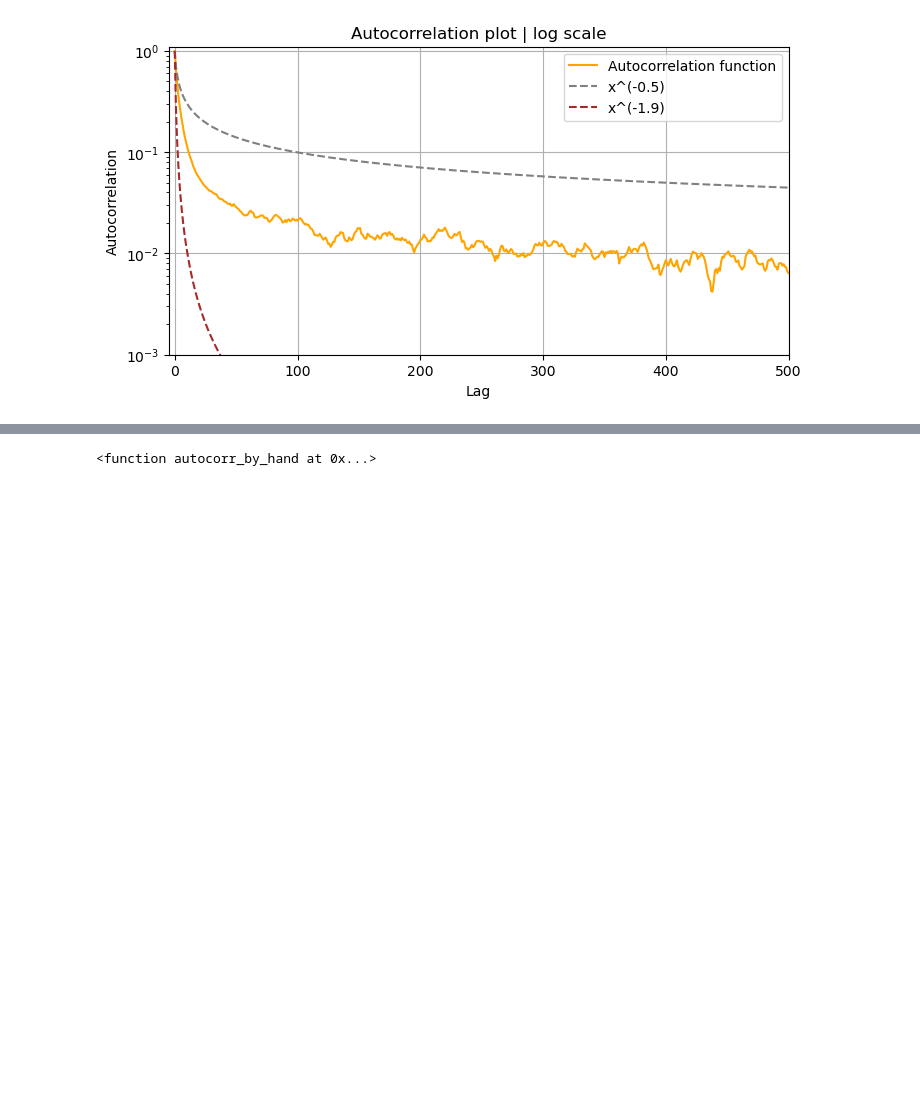
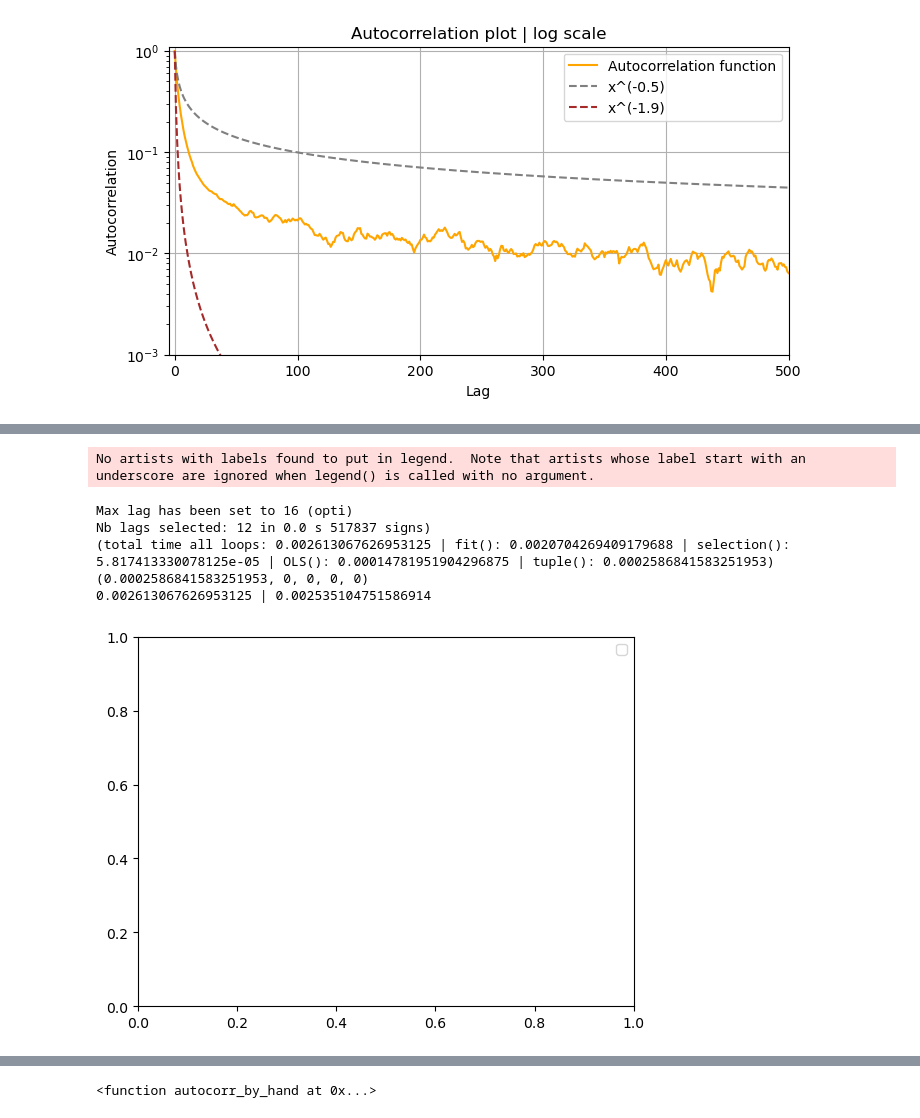
Before and after one commit to MartinGangand/tradeflow, a Jupyter notebook: trade_flow_modelling/src/data_analysis.ipynb, the cells around one changed output, grey strips where cells are left out. Drawn from its saved outputs; the diff is of its cells as text; code cells hidden in the pictures; blank space fills up the shorter version.

Commit message:
Start to optimise the selection of the number of lags

```diff
--- a/trade_flow_modelling/src/data_analysis.ipynb
+++ b/trade_flow_modelling/src/data_analysis.ipynb
@@ -199,4 +145,5 @@ print(s, e2-s2)
 # %%
-signs = sign_extractor.retrieve_signs("BTCUSDT", "2023-10-15", "2023-10-15")
+signs = sign_extractor.retrieve_signs("APTUSDT", "2023-11-01", "2023-11-03")
+# signs = sign_extractor.retrieve_signs("BTCUSDT", "2023-10-14", "2023-10-14")
 print(len(signs))
 # %% [output]
@@ -280,0 +161,33 @@ True
+# %%
+# Improve ar_select_order_opti
+
+from modelisation.time_series_models import autoregressive_model
+importlib.reload(autoregressive_model)
+import bis
+importlib.reload(bis)
+from modelisation.regression import linear_models
+importlib.reload(linear_models)
+
+# signs = sign_extractor.retrieve_signs("BTCUSDT", f"2023-10-14", f"2023-10-14")
+ar_model = autoregressive_model.AutoregressiveModel(signs[:300], nb_lags=None)
+
+s = time.time()
+nb_lags, times_opti = ar_model.select_model_nb_lags("opti")
+e = time.time()
+print(f"Nb lags selected: {nb_lags} in {round(e - s, 2)} s {len(signs)} signs)")
+print(f"(total time all loops: {sum(times_opti[0])} | fit(): {sum(times_opti[1])} | selection(): {sum(times_opti[2])} | OLS(): {sum(times_opti[3])} | tuple(): {sum(times_opti[4])})")
+print(f"{sum(times_opti[4]), sum(times_opti[5]), sum(times_opti[6]), sum(times_opti[7]), sum(times_opti[8])}")
+print(f"{sum(times_opti[0])} | {sum(times_opti[1]) + sum(times_opti[2]) + sum(times_opti[3]) + sum(times_opti[4])}")
+# plt.plot(times_opti[0], color="orange", label="opti")
+# plt.plot(times_opti[1], color="grey", linestyle="--", label="opti (only fit)")
+
+# plt.legend()
+# plt.show()
+# %% [output]
+No artists with labels found to put in legend.  Note that artists whose label start with an underscore are ignored when legend() is called with no argument.
+Max lag has been set to 16 (opti)
+Nb lags selected: 12 in 0.0 s 517837 signs)
+(total time all loops: 0.002613067626953125 | fit(): 0.0020704269409179688 | selection(): 5.817413330078125e-05 | OLS(): 0.00014781951904296875 | tuple(): 0.0002586841583251953)
+(0.0002586841583251953, 0, 0, 0, 0)
+0.002613067626953125 | 0.002535104751586914
+[figure, added]
```
Also changed, not shown: parts of 11 cells of this notebook, 7 other files.
